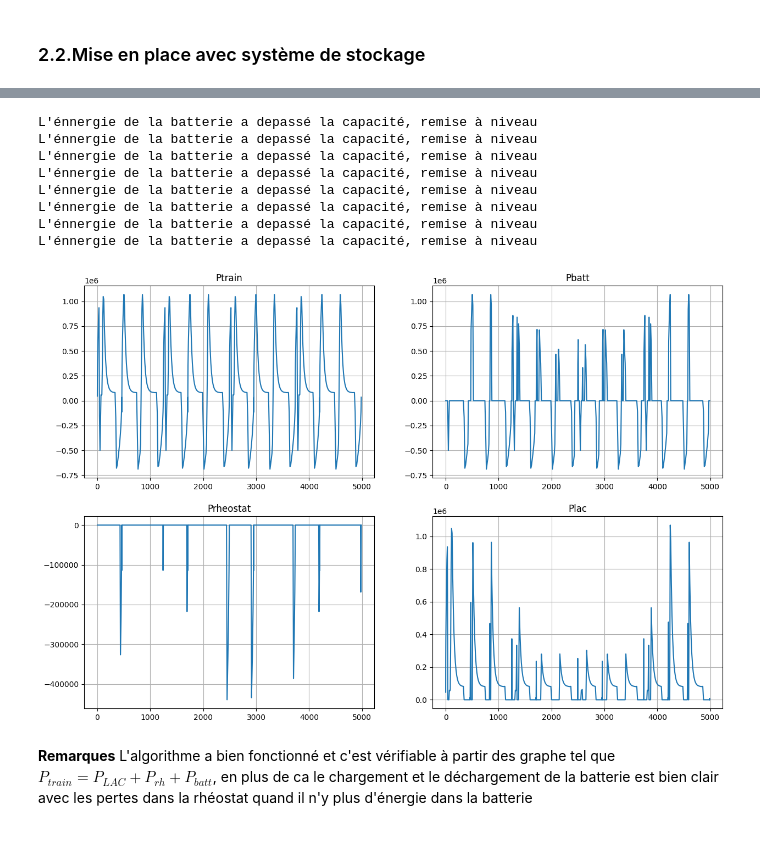
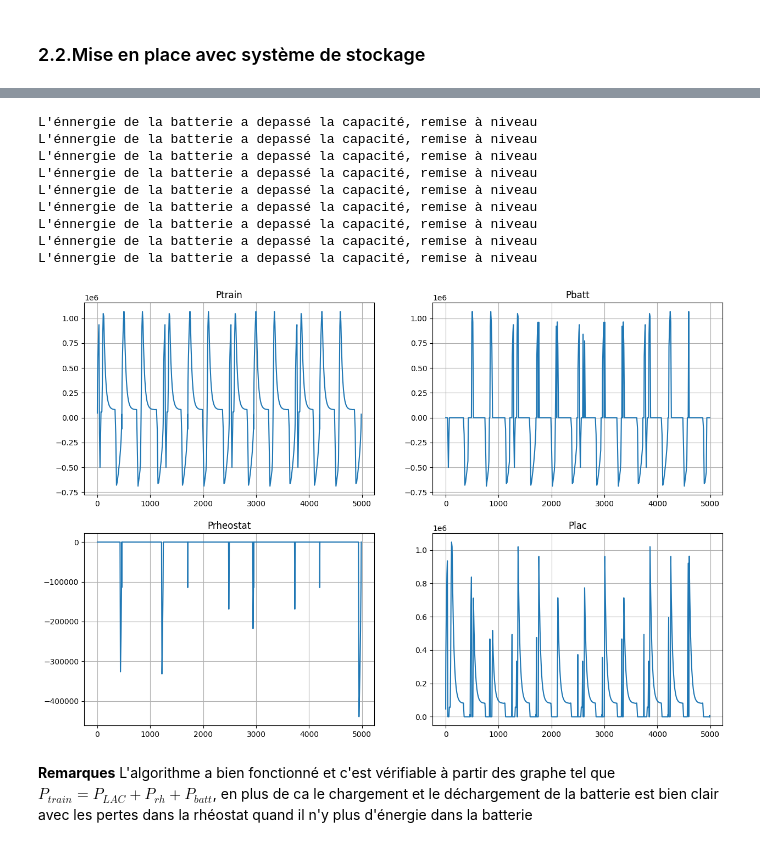
Before and after one commit to khodjawalid/Optimisation_Syst_de_Stockage_electrique_pour_Tramway_Python, a Jupyter notebook: Notebook.ipynb, the cells around one changed output, grey strips where cells are left out. Cells and saved outputs as stored; diff of their text form; code cells hidden in the pictures.

Commit message:
Pris en compte du rendement de la batterie

```diff
--- a/Notebook.ipynb
+++ b/Notebook.ipynb
@@ -125,8 +125,8 @@ Calcul de la chute de la tension aux bornes du train afin de déduire la chute d
 # %%
 #Connstantes
 Rsst = 33e-3
-rolac = 131e-6
-rorail = 18e-6
+rolac = 95e-6   #Ajustement pour la deuxième partie
+rorail = 10e-6  #Ajustement pour la deuxième partie
 Rlac1 = rolac*position
 Rlac2 = rolac*(position[-1]-position)
 Rrail1 = rorail*position
@@ -196,6 +199,7 @@ Circuit simplifié  montrant le système train + batterie + rhéostat
 # %%
 #Initialisation
 capa = 4e6
+rend_batt = 0.9
 Ebatt = 0
 Pbatt = np.zeros(len(Etrain))
 Prhe = np.zeros(len(Etrain))
@@ -211,7 +215,7 @@ for t in temps[:-2] :
             flag1 = False
         if Ebatt < capa :  #si la batterie n'est pas complètement chargée
             Pbatt[t] = Ptrain[t]  #Gestion de la batterie
-            Ebatt -= (Etrain[t+1] - Etrain[t0])  #mettre à jour l'energie de la batterie
+            Ebatt -= (Etrain[t+1] - Etrain[t0])*rend_batt  #mettre à jour l'energie de la batterie avec un rendement
 
         elif Ebatt == capa :
             Prhe[t] = Ptrain[t]
@@ -221,13 +225,13 @@ for t in temps[:-2] :
 
     flag1 =True # on met le flag à True afn de détecter le prochaain début d'un cycle de freinage
 
-    if Ptrain[t] > 0 :
+    if Ptrain[t] > 0 : #Durant l'accélération
         if chute[t] > 100 and Ebatt > 0 :
             if flag2 :
                 t1 = t
                 flag2 = False
             Pbatt[t] = Ptrain[t]
-            Ebatt -= (Etrain[t+1] - Etrain[t1]) #mettre à jour l'energie de la batterie
+            Ebatt -= (Etrain[t+1] - Etrain[t1])*rend_batt  #mettre à jour l'energie de la batterie avec un rendement
 
         flag2 = True
 
@@ -235,34 +239,35 @@ for t in temps[:-2] :
             Plac[t] = Ptrain[t]
 
 # Affichage
 plt.figure(figsize=(15,10))
 plt.subplot(2,2,1)
 plt.title("Ptrain")
 plt.plot(position,Ptrain)
 plt.grid()
 plt.subplot(2,2,2)
 plt.title("Pbatt")
 plt.plot(position,Pbatt)
 plt.grid()
 plt.subplot(2,2,3)
 plt.title("Prheostat")
 plt.plot(position,Prhe)
 plt.grid()
 plt.subplot(2,2,4)
 plt.title("Plac")
 plt.plot(position,Plac)
 plt.grid()
 plt.show()
 # %% [output]
 L'énnergie de la batterie a depassé la capacité, remise à niveau
 L'énnergie de la batterie a depassé la capacité, remise à niveau
 L'énnergie de la batterie a depassé la capacité, remise à niveau
 L'énnergie de la batterie a depassé la capacité, remise à niveau
 L'énnergie de la batterie a depassé la capacité, remise à niveau
 L'énnergie de la batterie a depassé la capacité, remise à niveau
 L'énnergie de la batterie a depassé la capacité, remise à niveau
 L'énnergie de la batterie a depassé la capacité, remise à niveau
+L'énnergie de la batterie a depassé la capacité, remise à niveau
-[figure, old version]
+[figure, new version]
 # %% [markdown]
 **Remarques**
 L'algorithme a bien fonctionné et c'est vérifiable à partir des graphe tel que  $P_{train} = P_{LAC} + P_{rh} + P_{batt}$, en plus de ca le chargement et le déchargement de la batterie est bien clair avec les pertes dans la rhéostat quand il n'y plus d'énergie dans la batterie
```
Also changed, not shown: parts of 2 cells of this notebook, 1 other file.
